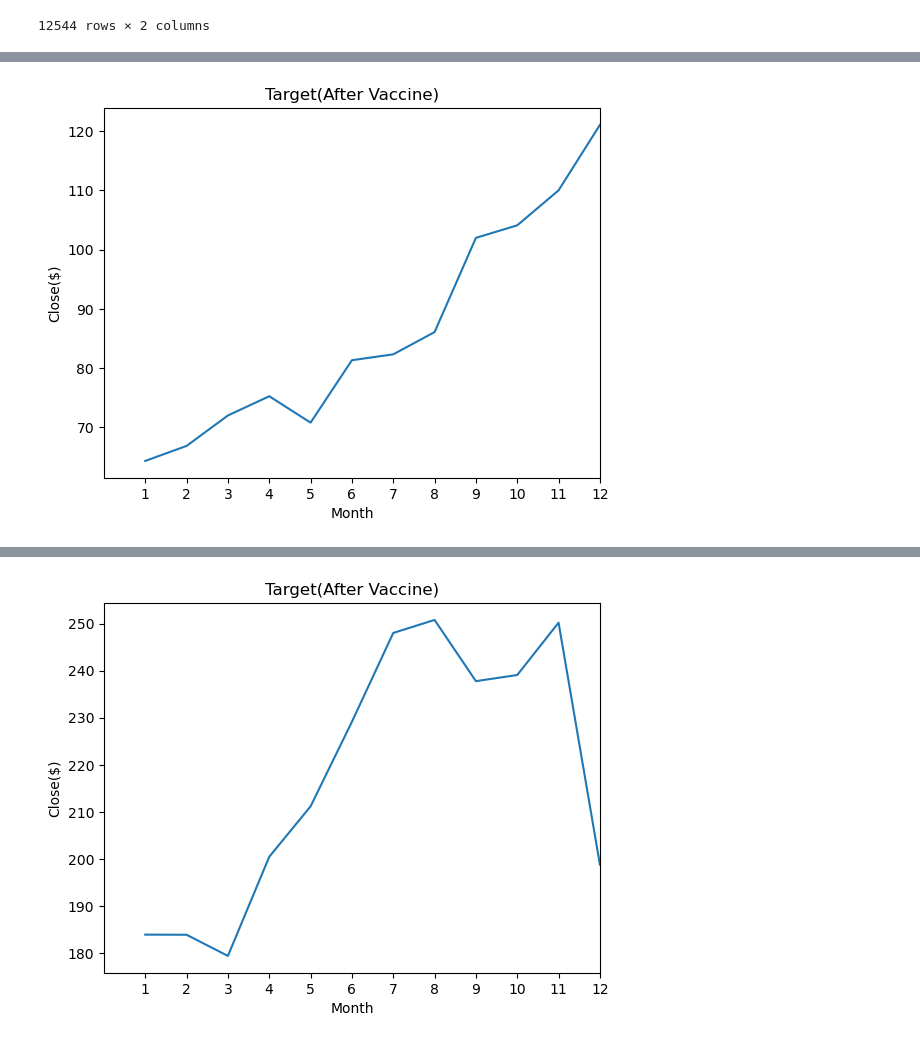
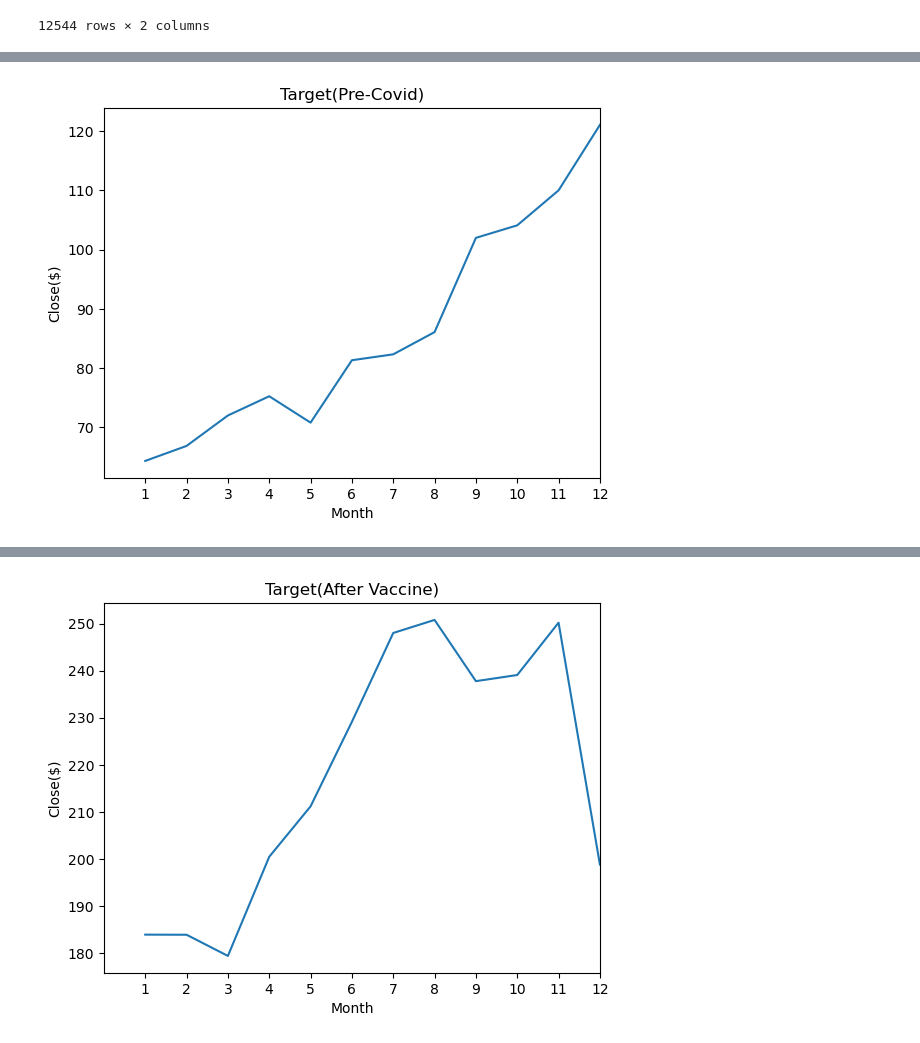
Before and after one commit to cjallow01/project-1, a Jupyter notebook: Target Retail-Kent.ipynb, the cells around one changed output, grey strips where cells are left out. Drawn from its saved outputs; the diff is of its cells as text; code cells hidden in the pictures.

Commit message:
Target Data

```diff
--- a/Target Retail-Kent.ipynb
+++ b/Target Retail-Kent.ipynb
@@ -123,15 +123,15 @@ monthly_close_pre_covid_df
 # %%
 x = monthly_close_pre_covid_df['Month']
 y = monthly_close_pre_covid_df['Close']
 
 plt.plot(x, y)
 plt.xlim(0,12,1)
 plt.xticks(np.arange(min(x), max(x)+1, 1))
 plt.xlabel("Month")
 plt.ylabel("Close($)")
-plt.title("Target(After Vaccine)");
+plt.title("Target(Pre-Covid)");
 # %% [output]
-[figure, old version]
+[figure, new version]
 # %%
 #Dateframe Before Vaccine(Jan 2020 - Nov 2020)
 Target_before_vaccine_df = Target_data_df.loc[((Target_data_df['Date'] >= '2020-01-01') & (Target_data_df['Date'] < '2020-12-01'))]
```
Also changed, not shown: parts of 8 cells of this notebook, 4 other files.
